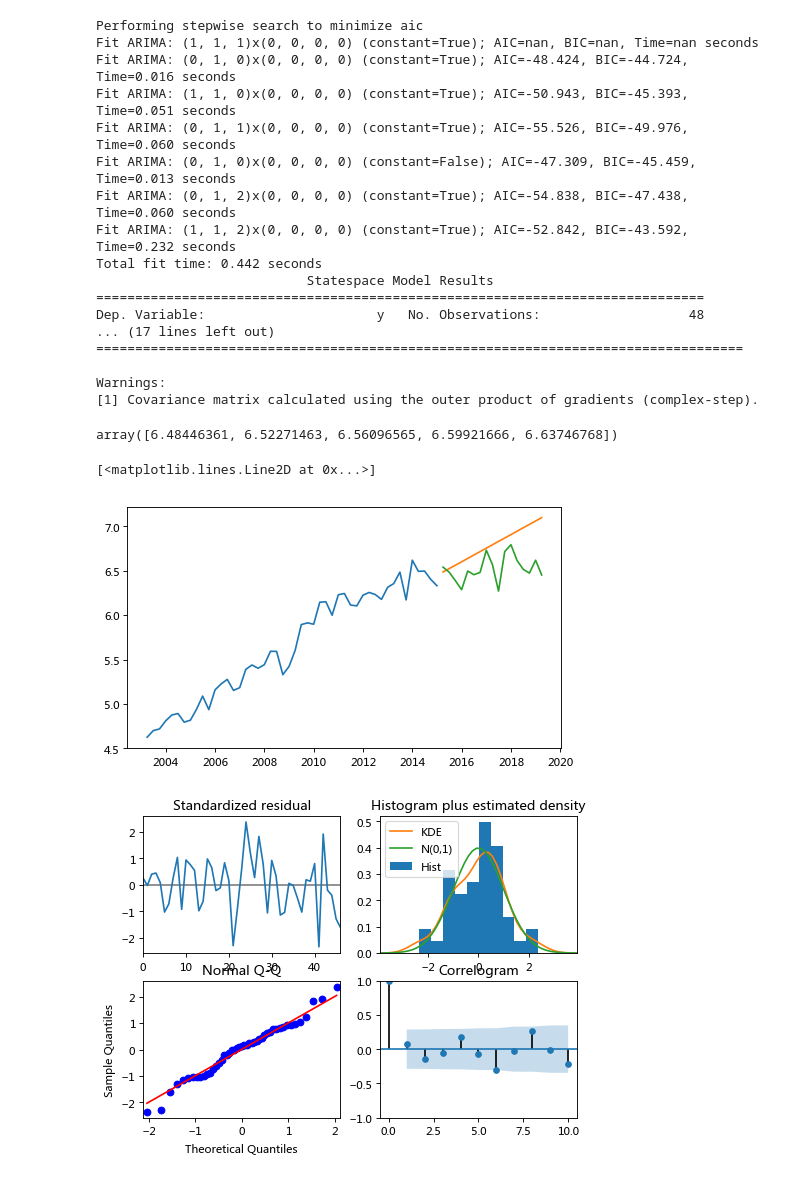
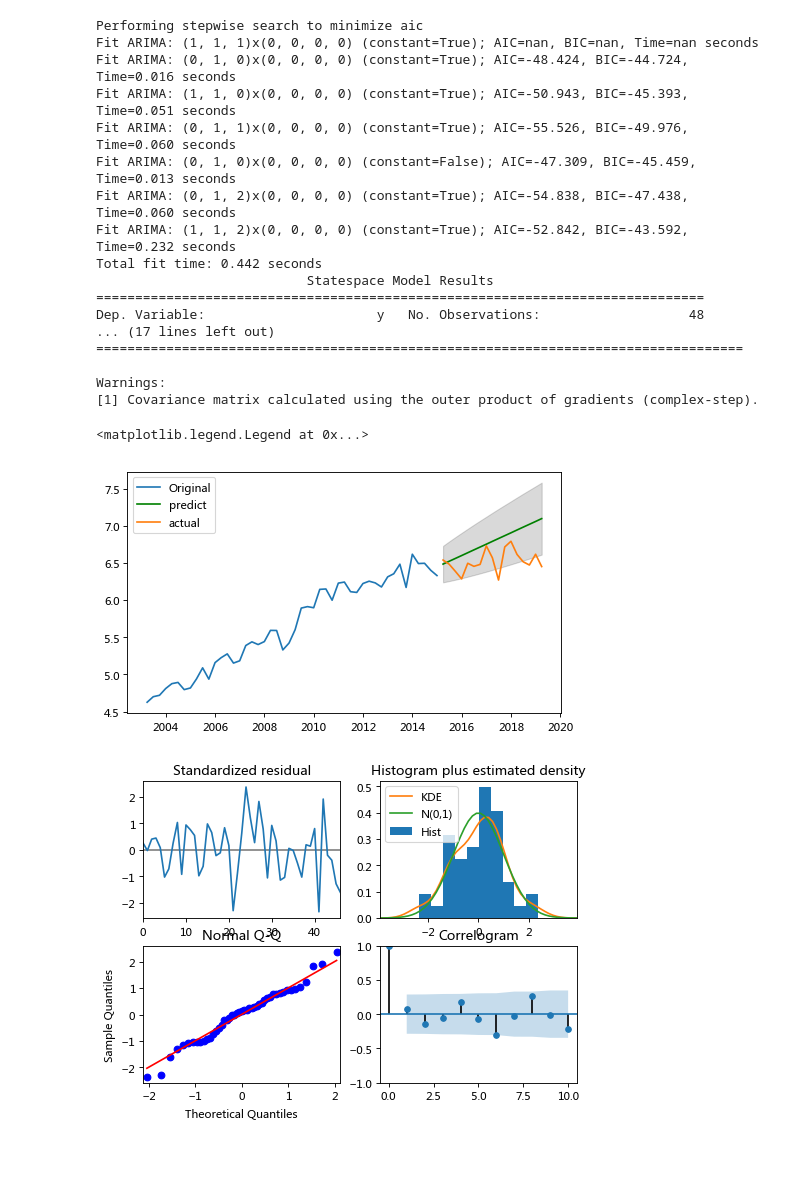
Before and after one commit to Rickiegg/statistics_by_python, a Jupyter notebook: week17_ts_capstone.ipynb, the cells around one changed output. Saved outputs shown, nothing was run; the diff lists cells and outputs as text; code cells hidden in the pictures.

```diff
--- a/week17_ts_capstone.ipynb
+++ b/week17_ts_capstone.ipynb
@@ -270,18 +303,23 @@ Dep. Variable:                      y   No. Observations:                   48
 
 Warnings:
 [1] Covariance matrix calculated using the outer product of gradients (complex-step).
-# %%
-model.predict(5)
-# %% [output]
-array([6.48446361, 6.52271463, 6.56096565, 6.59921666, 6.63746768])
-# %%
-pred=pd.DataFrame(model.predict(len(test)),index=test.index)
-plt.plot(train)
-plt.plot(pred)
-plt.plot(test)
-# %% [output]
-[<matplotlib.lines.Line2D at 0x...>]
-[figure, removed]
+# %%
+fc,conf=model.predict(len(test),return_conf_int=True)
+# %%
+pred=pd.DataFrame(fc,index=test.index)
+lower_series=pd.Series(conf[:,0],index=test.index)
+upper_series=pd.Series(conf[:,1],index=test.index)
+plt.plot(train,label='Original')
+plt.plot(pred,color='green',label='predict')
+plt.plot(test,label='actual')
+plt.fill_between(lower_series.index,
+                 lower_series,
+                 upper_series,
+                 color='k', alpha=.15)
+plt.legend(loc='best')
+# %% [output]
+<matplotlib.legend.Legend at 0x...>
+[figure, added]
 # %%
 model.plot_diagnostics(figsize=(7,5))
 # %% [output]
```
Also changed, not shown: parts of 9 cells of this notebook, 1 other file.
